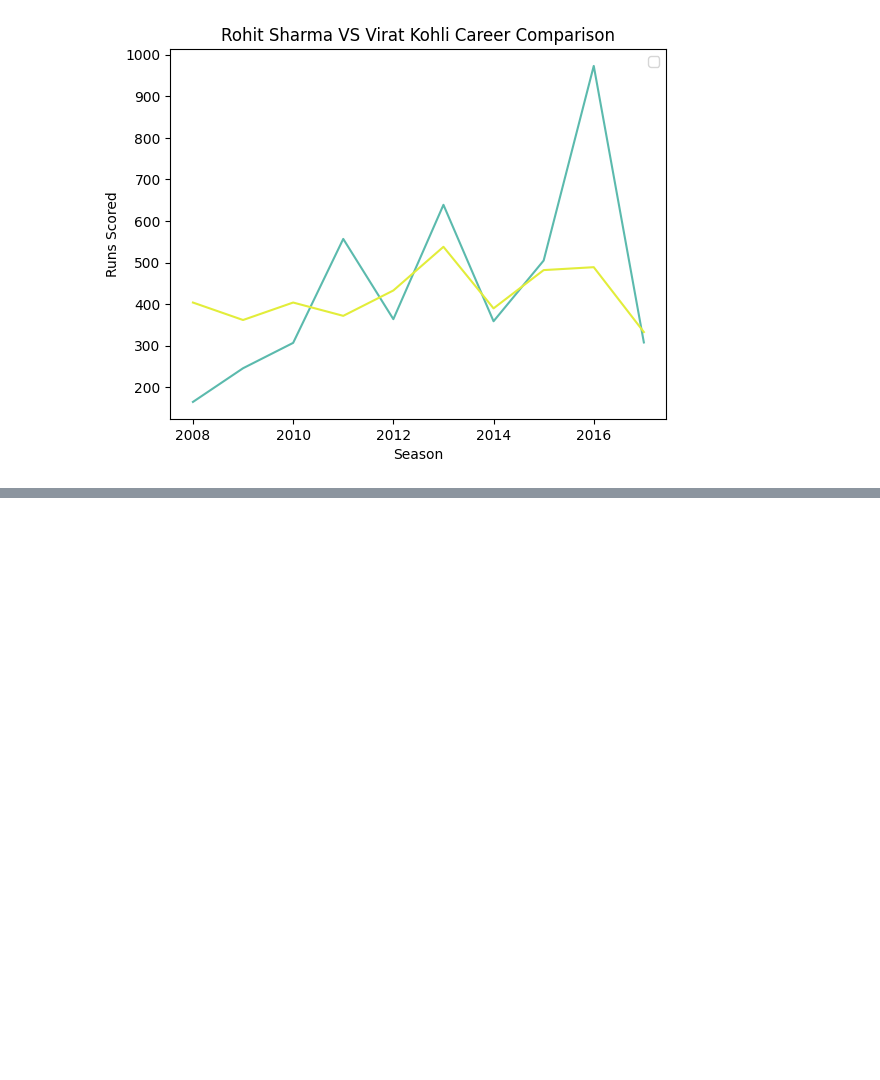
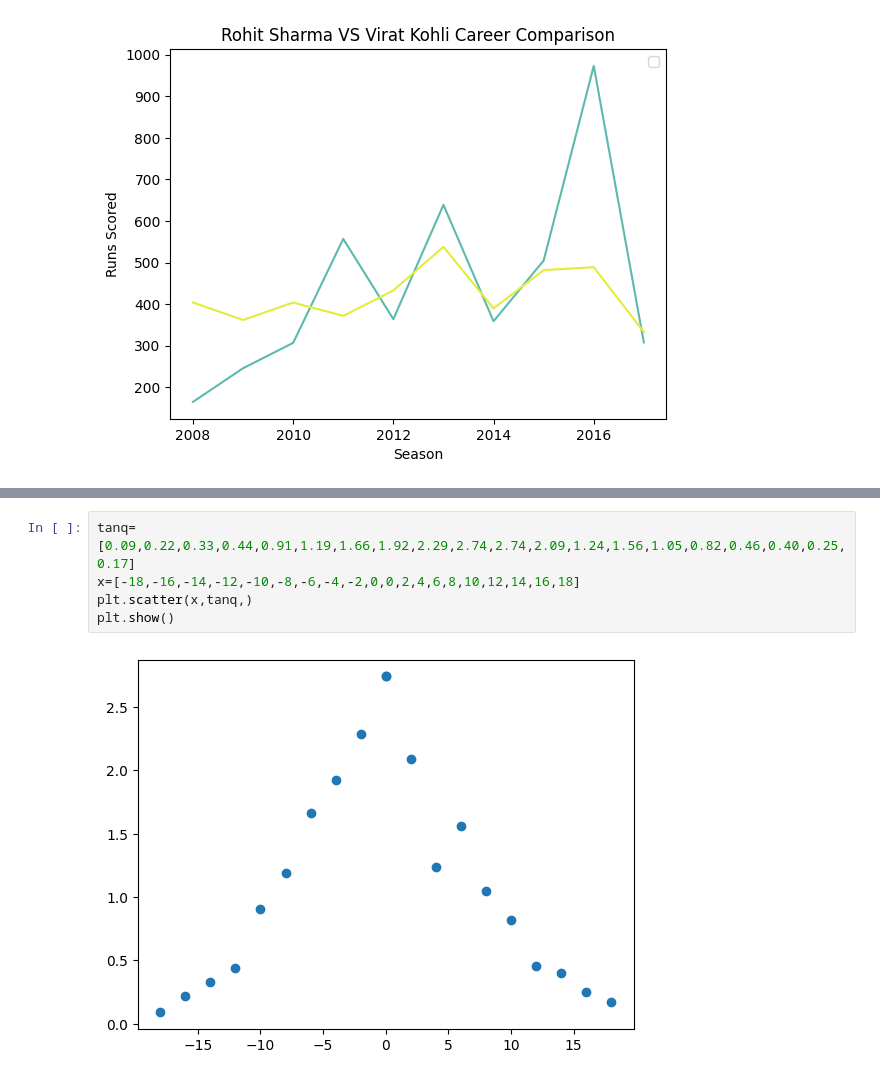
Before and after one commit to frypan05/Silhouette-codespaces-jupyter, a Jupyter notebook: notebooks/dueties.ipynb, the cells around one changed output, grey strips where cells are left out. Saved outputs shown, nothing was run; the diff lists cells and outputs as text; blank space fills up the shorter version.

```diff
--- a/notebooks/dueties.ipynb
+++ b/notebooks/dueties.ipynb
@@ -944,0 +953,7 @@ No artists with labels found to put in legend.  Note that artists whose label st
+# %%
+tanq=[0.09,0.22,0.33,0.44,0.91,1.19,1.66,1.92,2.29,2.74,2.74,2.09,1.24,1.56,1.05,0.82,0.46,0.40,0.25,0.17]
+x=[-18,-16,-14,-12,-10,-8,-6,-4,-2,0,0,2,4,6,8,10,12,14,16,18]
+plt.scatter(x,tanq,)
+plt.show()
+# %% [output]
+[figure, added]
```
Also changed, not shown: parts of 1 cell of this notebook.
